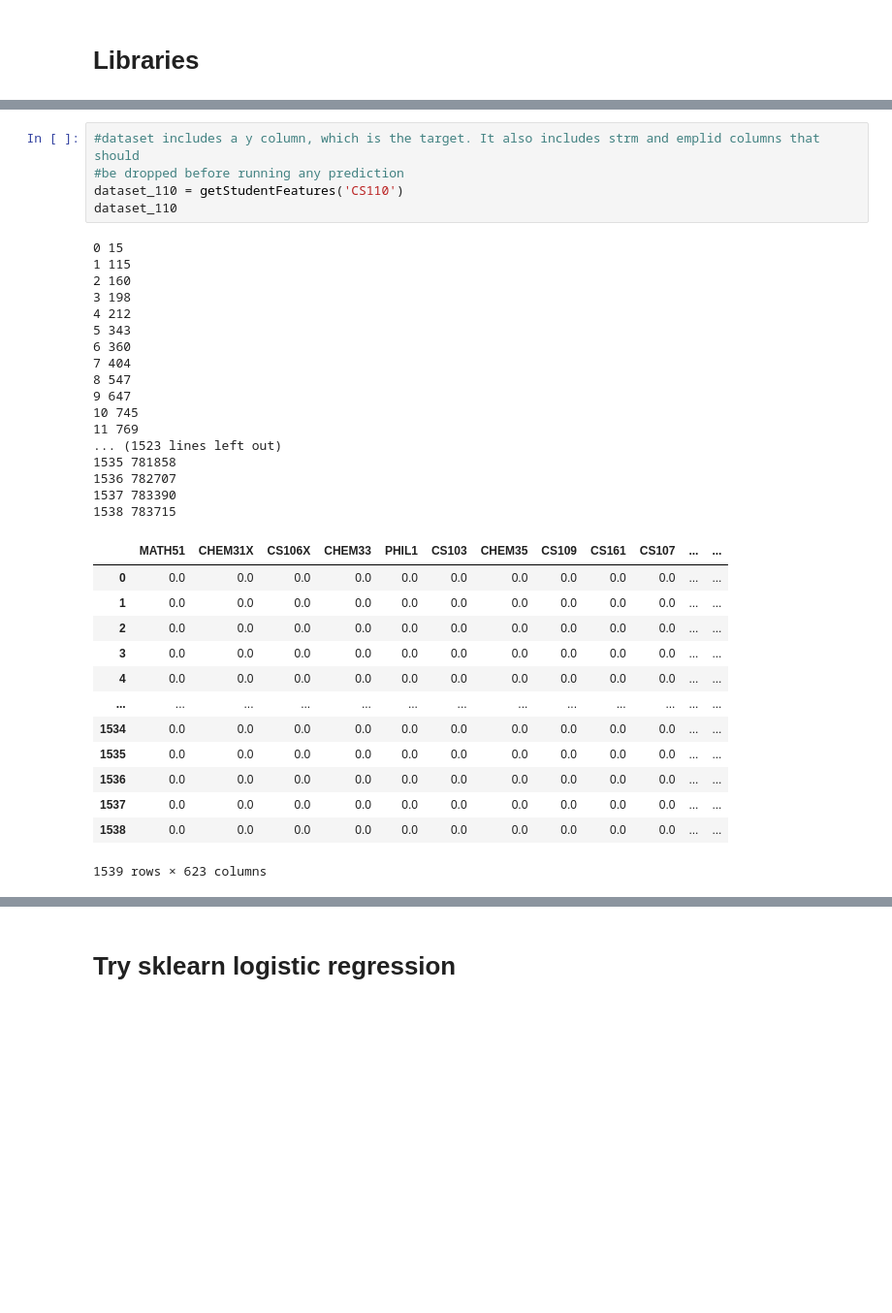
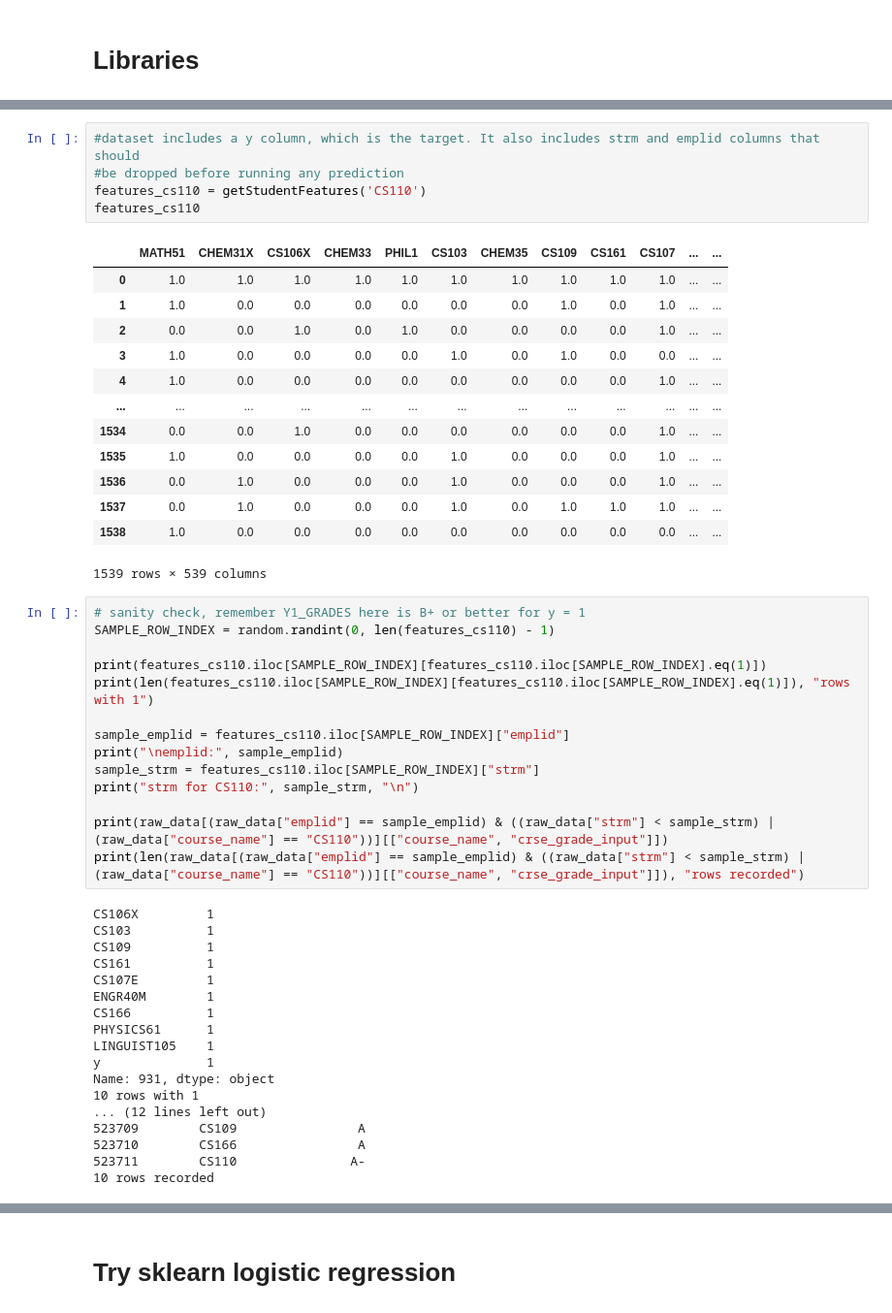
Before and after one commit to gmdavis1/carta-prereqs, a Jupyter notebook: models/wcc_logreg_initial.ipynb, the cells around one changed output, grey strips where cells are left out. Shown at 97% size. Saved outputs shown, nothing was run; the diff lists cells and outputs as text; blank space fills up the shorter version.

Commit message:
fixed and checked getStudentFeatures()

```diff
--- a/models/wcc_logreg_initial.ipynb
+++ b/models/wcc_logreg_initial.ipynb
@@ -180,37 +132,52 @@ def getStudentFeatures(course_name, gender = False):
 # %%
 #dataset includes a y column, which is the target. It also includes strm and emplid columns that should
 #be dropped before running any prediction
-dataset_110 = getStudentFeatures('CS110')
-dataset_110
+features_cs110 = getStudentFeatures('CS110')
+features_cs110
 # %% [output]
+|  | MATH51 | CHEM31X | CS106X | CHEM33 | PHIL1 | CS103 | CHEM35 | CS109 | CS161 | CS107 | ... | ... |
+| 0 | 1.0 | 1.0 | 1.0 | 1.0 | 1.0 | 1.0 | 1.0 | 1.0 | 1.0 | 1.0 | ... | ... |
+| 1 | 1.0 | 0.0 | 0.0 | 0.0 | 0.0 | 0.0 | 0.0 | 1.0 | 0.0 | 1.0 | ... | ... |
+| 2 | 0.0 | 0.0 | 1.0 | 0.0 | 1.0 | 0.0 | 0.0 | 0.0 | 0.0 | 1.0 | ... | ... |
+| 3 | 1.0 | 0.0 | 0.0 | 0.0 | 0.0 | 1.0 | 0.0 | 1.0 | 0.0 | 0.0 | ... | ... |
+| 4 | 1.0 | 0.0 | 0.0 | 0.0 | 0.0 | 0.0 | 0.0 | 0.0 | 0.0 | 1.0 | ... | ... |
+| ... | ... | ... | ... | ... | ... | ... | ... | ... | ... | ... | ... | ... |
+| 1534 | 0.0 | 0.0 | 1.0 | 0.0 | 0.0 | 0.0 | 0.0 | 0.0 | 0.0 | 1.0 | ... | ... |
+| 1535 | 1.0 | 0.0 | 0.0 | 0.0 | 0.0 | 1.0 | 0.0 | 0.0 | 0.0 | 1.0 | ... | ... |
+| 1536 | 0.0 | 1.0 | 0.0 | 0.0 | 0.0 | 1.0 | 0.0 | 0.0 | 0.0 | 1.0 | ... | ... |
+| 1537 | 0.0 | 1.0 | 0.0 | 0.0 | 0.0 | 1.0 | 0.0 | 1.0 | 1.0 | 1.0 | ... | ... |
+| 1538 | 1.0 | 0.0 | 0.0 | 0.0 | 0.0 | 0.0 | 0.0 | 0.0 | 0.0 | 0.0 | ... | ... |
-0 15
-1 115
-2 160
-3 198
-4 212
-5 343
-6 360
-7 404
-8 547
-9 647
-10 745
-11 769
-... (1523 lines left out)
-1535 781858
-1536 782707
-1537 783390
-1538 783715
+1539 rows × 539 columns
-|  | MATH51 | CHEM31X | CS106X | CHEM33 | PHIL1 | CS103 | CHEM35 | CS109 | CS161 | CS107 | ... | ... |
-| 0 | 0.0 | 0.0 | 0.0 | 0.0 | 0.0 | 0.0 | 0.0 | 0.0 | 0.0 | 0.0 | ... | ... |
-| 1 | 0.0 | 0.0 | 0.0 | 0.0 | 0.0 | 0.0 | 0.0 | 0.0 | 0.0 | 0.0 | ... | ... |
-| 2 | 0.0 | 0.0 | 0.0 | 0.0 | 0.0 | 0.0 | 0.0 | 0.0 | 0.0 | 0.0 | ... | ... |
-| 3 | 0.0 | 0.0 | 0.0 | 0.0 | 0.0 | 0.0 | 0.0 | 0.0 | 0.0 | 0.0 | ... | ... |
-| 4 | 0.0 | 0.0 | 0.0 | 0.0 | 0.0 | 0.0 | 0.0 | 0.0 | 0.0 | 0.0 | ... | ... |
-| ... | ... | ... | ... | ... | ... | ... | ... | ... | ... | ... | ... | ... |
-| 1534 | 0.0 | 0.0 | 0.0 | 0.0 | 0.0 | 0.0 | 0.0 | 0.0 | 0.0 | 0.0 | ... | ... |
-| 1535 | 0.0 | 0.0 | 0.0 | 0.0 | 0.0 | 0.0 | 0.0 | 0.0 | 0.0 | 0.0 | ... | ... |
-| 1536 | 0.0 | 0.0 | 0.0 | 0.0 | 0.0 | 0.0 | 0.0 | 0.0 | 0.0 | 0.0 | ... | ... |
-| 1537 | 0.0 | 0.0 | 0.0 | 0.0 | 0.0 | 0.0 | 0.0 | 0.0 | 0.0 | 0.0 | ... | ... |
-| 1538 | 0.0 | 0.0 | 0.0 | 0.0 | 0.0 | 0.0 | 0.0 | 0.0 | 0.0 | 0.0 | ... | ... |
-1539 rows × 623 columns
+# %%
+# sanity check, remember Y1_GRADES here is B+ or better for y = 1
+SAMPLE_ROW_INDEX = random.randint(0, len(features_cs110) - 1)
+
+print(features_cs110.iloc[SAMPLE_ROW_INDEX][features_cs110.iloc[SAMPLE_ROW_INDEX].eq(1)])
+print(len(features_cs110.iloc[SAMPLE_ROW_INDEX][features_cs110.iloc[SAMPLE_ROW_INDEX].eq(1)]), "rows with 1")
+
+sample_emplid = features_cs110.iloc[SAMPLE_ROW_INDEX]["emplid"]
+print("\nemplid:", sample_emplid)
+sample_strm = features_cs110.iloc[SAMPLE_ROW_INDEX]["strm"]
+print("strm for CS110:", sample_strm, "\n")
+
+print(raw_data[(raw_data["emplid"] == sample_emplid) & ((raw_data["strm"] < sample_strm) | (raw_data["course_name"] == "CS110"))][["course_name", "crse_grade_input"]])
+print(len(raw_data[(raw_data["emplid"] == sample_emplid) & ((raw_data["strm"] < sample_strm) | (raw_data["course_name"] == "CS110"))][["course_name", "crse_grade_input"]]), "rows recorded")
+# %% [output]
+CS106X         1
+CS103          1
+CS109          1
+CS161          1
+CS107E         1
+ENGR40M        1
+CS166          1
+PHYSICS61      1
+LINGUIST105    1
+y              1
+Name: 931, dtype: object
+10 rows with 1
+... (12 lines left out)
+523709        CS109                A
+523710        CS166                A
+523711        CS110               A-
+10 rows recorded
 # %%
```
Also changed, not shown: parts of 13 cells of this notebook, 2 other files.
